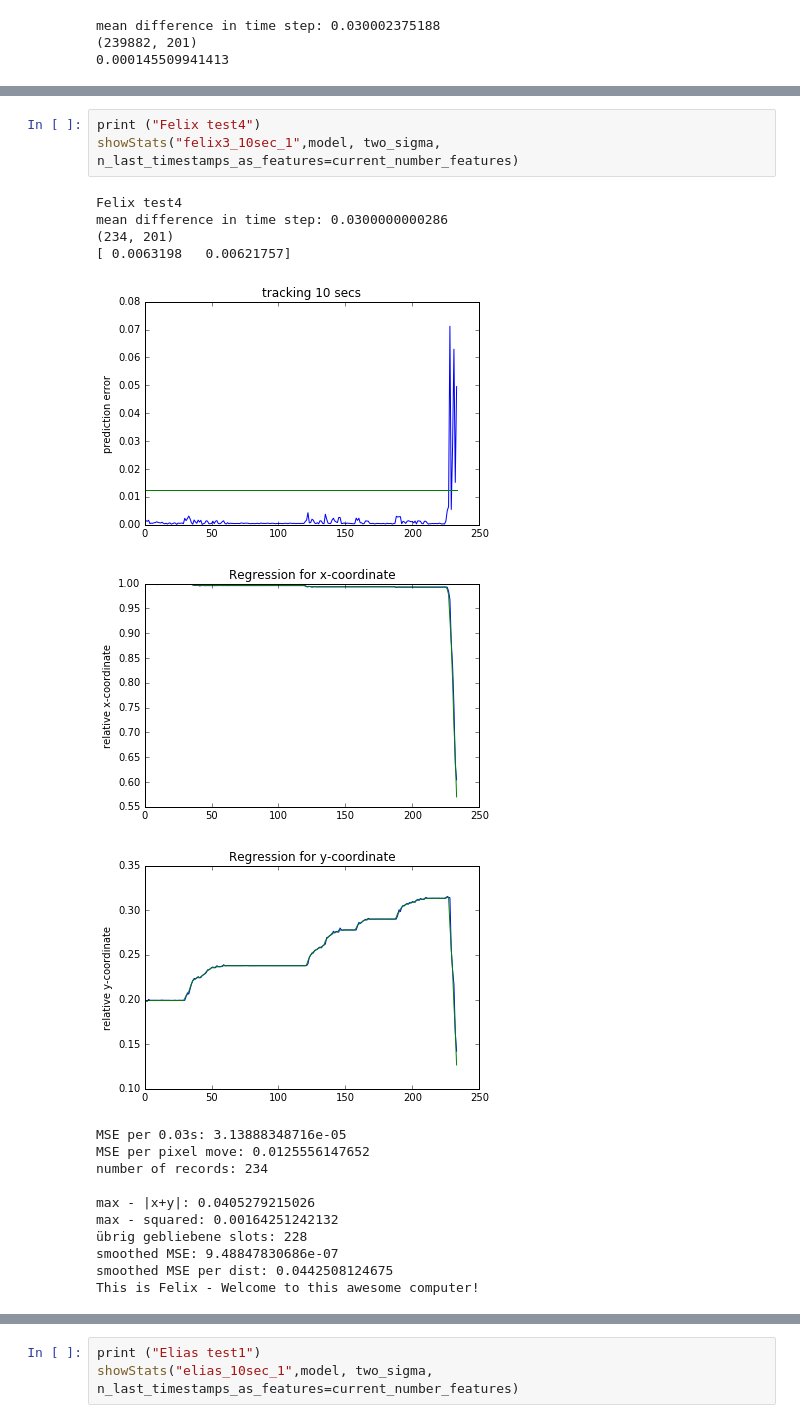
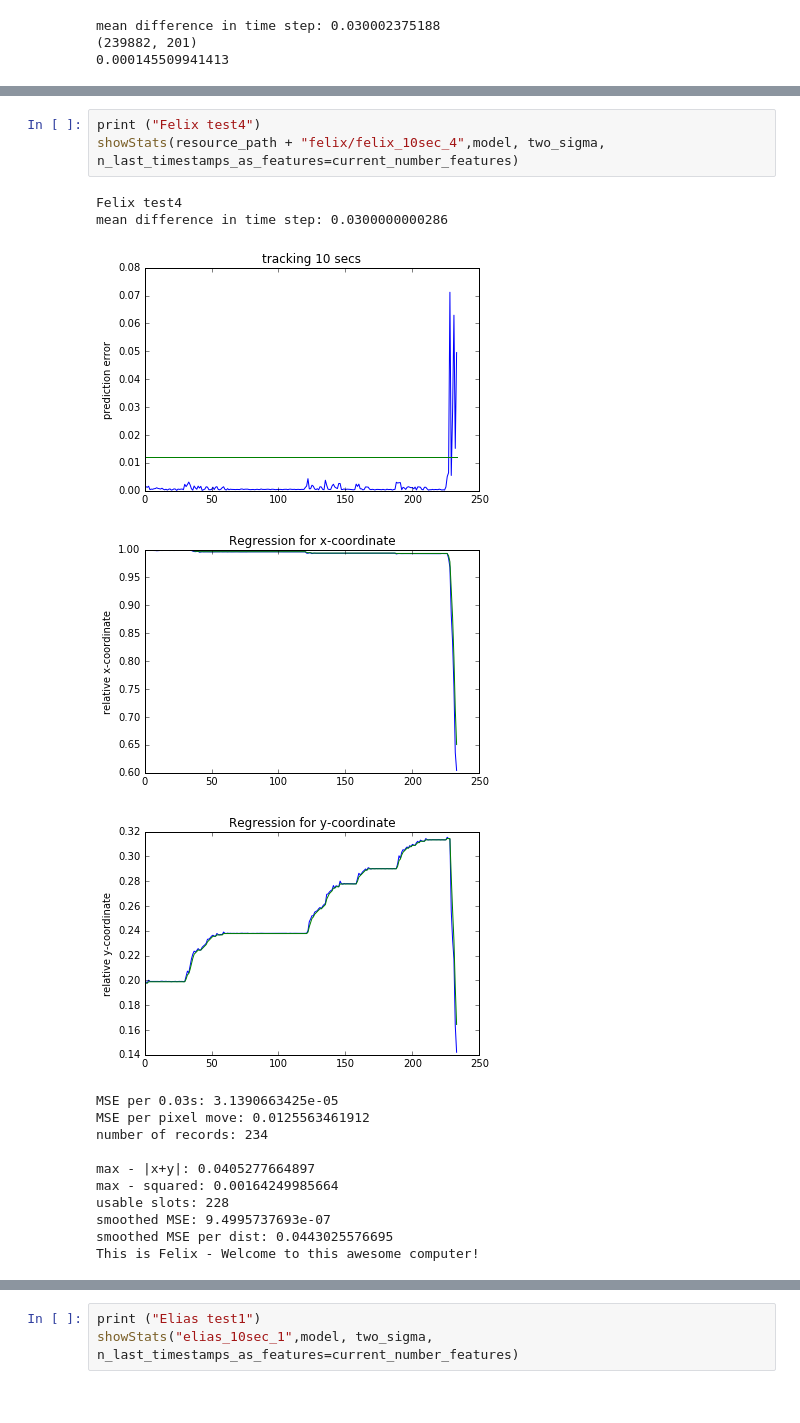
Before and after one commit to FelixNeutatz/BehavioralAuthentication, a Jupyter notebook: src/main/php/CursorAuthentication.ipynb, the cells around one changed output, grey strips where cells are left out. Drawn from its saved outputs; the diff is of its cells as text.

```diff
--- a/src/main/php/CursorAuthentication.ipynb
+++ b/src/main/php/CursorAuthentication.ipynb
@@ -511,24 +582,22 @@ smoothed MSE per dist: 0.0846864657718
 This is Felix - Welcome to this awesome computer!
 # %%
 print ("Felix test4")
-showStats("felix3_10sec_1",model, two_sigma, n_last_timestamps_as_features=current_number_features)
+showStats(resource_path + "felix/felix_10sec_4",model, two_sigma, n_last_timestamps_as_features=current_number_features)
 # %% [output]
 Felix test4
 mean difference in time step: 0.0300000000286
-(234, 201)
-[ 0.0063198   0.00621757]
 [figure]
-[figure, old version]
+[figure, new version]
-[figure, old version]
+[figure, new version]
-MSE per 0.03s: 3.13888348716e-05
-MSE per pixel move: 0.0125556147652
+MSE per 0.03s: 3.1390663425e-05
+MSE per pixel move: 0.0125563461912
 number of records: 234
 
-max - |x+y|: 0.0405279215026
-max - squared: 0.00164251242132
-übrig gebliebene slots: 228
-smoothed MSE: 9.48847830686e-07
-smoothed MSE per dist: 0.0442508124675
+max - |x+y|: 0.0405277664897
+max - squared: 0.00164249985664
+usable slots: 228
+smoothed MSE: 9.4995737693e-07
+smoothed MSE per dist: 0.0443025576695
 This is Felix - Welcome to this awesome computer!
 # %%
 print ("Felix test5")
```
Also changed, not shown: parts of 13 cells of this notebook, 6 other files.
